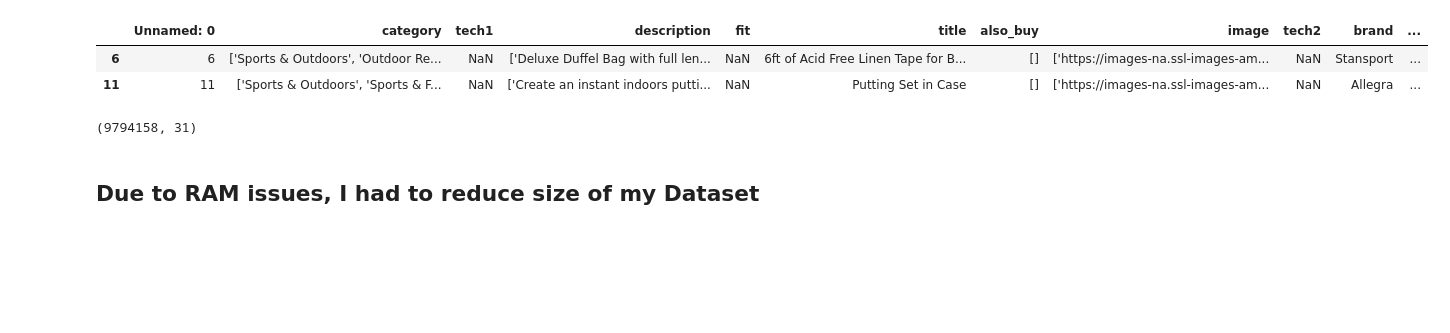
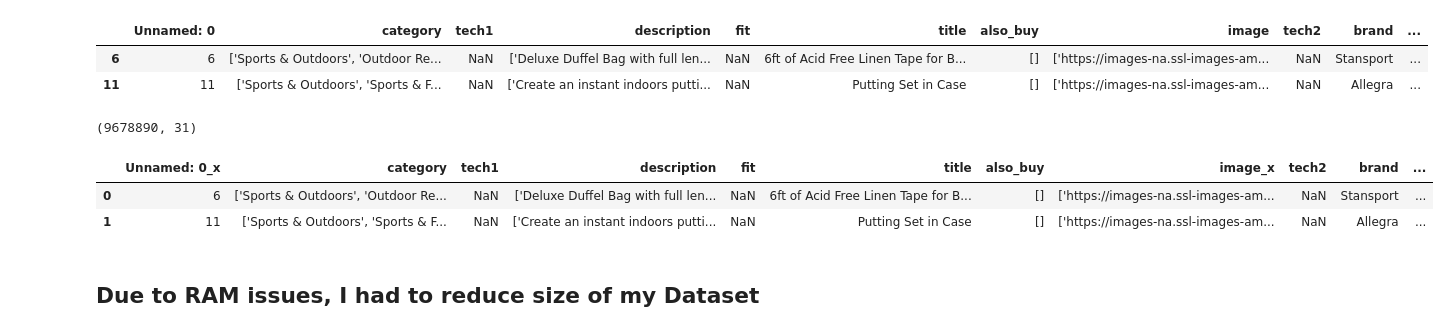
Before and after one commit to alirezasdg1/Amazon-recommender-system, a Jupyter notebook: notebooks/prepare_dataset.ipynb, the cells around one changed output. Cells and saved outputs as stored; diff of their text form; code cells hidden in the pictures; blank space fills up the shorter version.

```diff
--- a/notebooks/prepare_dataset.ipynb
+++ b/notebooks/prepare_dataset.ipynb
@@ -126,3 +134,5 @@ df_product_img = df_product[df_product.astype(str)['image'] != '[]'].copy()
+# %%
+df_product_img.drop_duplicates(subset=['asin'],inplace=True)
 # %%
 df_product_img.shape
 # %% [output]
@@ -138,7 +148,17 @@ df_all = pd.merge(df_product_img,df_review,on='asin')
 # %%
 df_all.shape
 # %% [output]
-(9794158, 31)
+(9678890, 31)
+# %%
+df_all.drop_duplicates(inplace=True)
+# %%
+df_all['date'] = pd.to_datetime(df_all['unixReviewTime'],unit='s')
+# %%
+df_all.head(2)
+# %% [output]
+|  | Unnamed: 0_x | category | tech1 | description | fit | title | also_buy | image_x | tech2 | brand | ... |
+| 0 | 6 | ['Sports & Outdoors', 'Outdoor Re... | NaN | ['Deluxe Duffel Bag with full len... | NaN | 6ft of Acid Free Linen Tape for B... | [] | ['https://images-na.ssl-images-am... | NaN | Stansport | ... |
+| 1 | 11 | ['Sports & Outdoors', 'Sports & F... | NaN | ['Create an instant indoors putti... | NaN | Putting Set in Case | [] | ['https://images-na.ssl-images-am... | NaN | Allegra | ... |
 # %%
 #test = df_all[df_all.reviewText.apply(lambda x: len(str(x))>10)]
 # %% [markdown]
```
Also changed, not shown: parts of 38 cells of this notebook.
